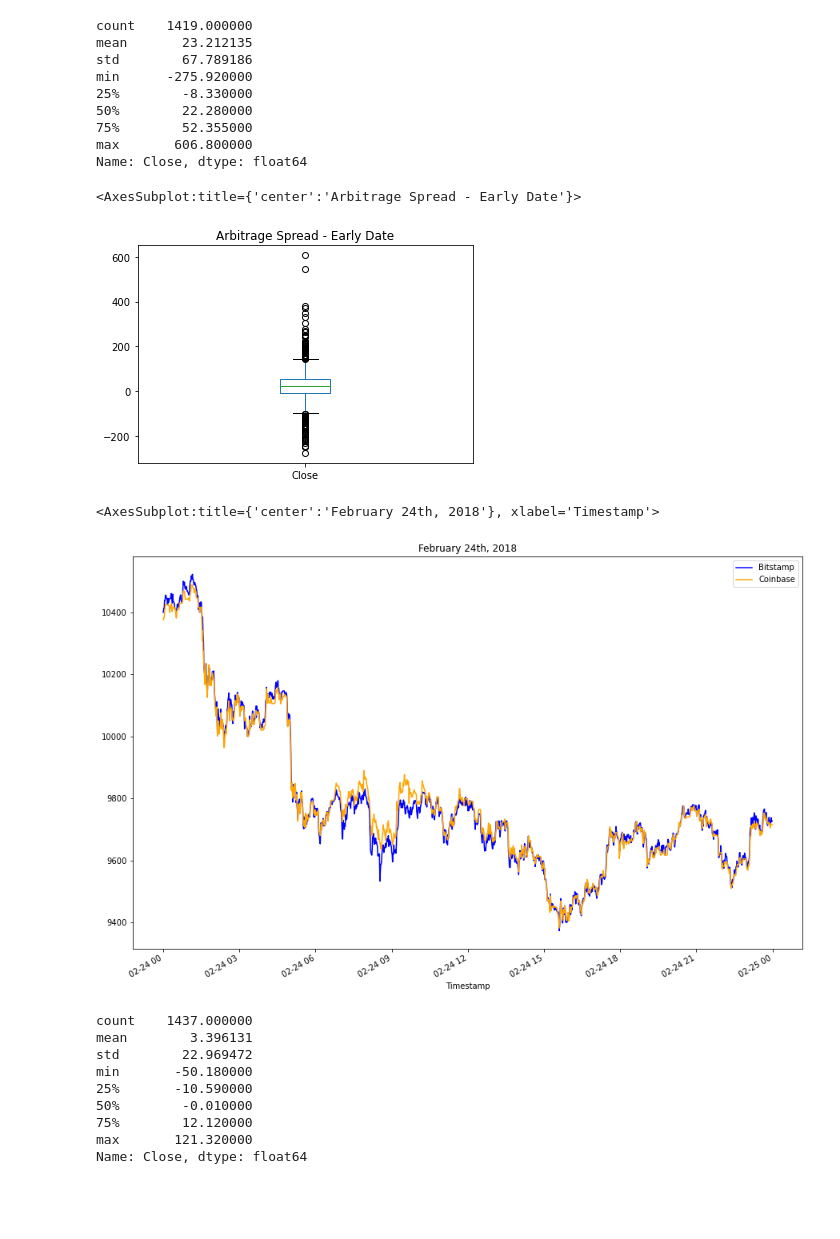
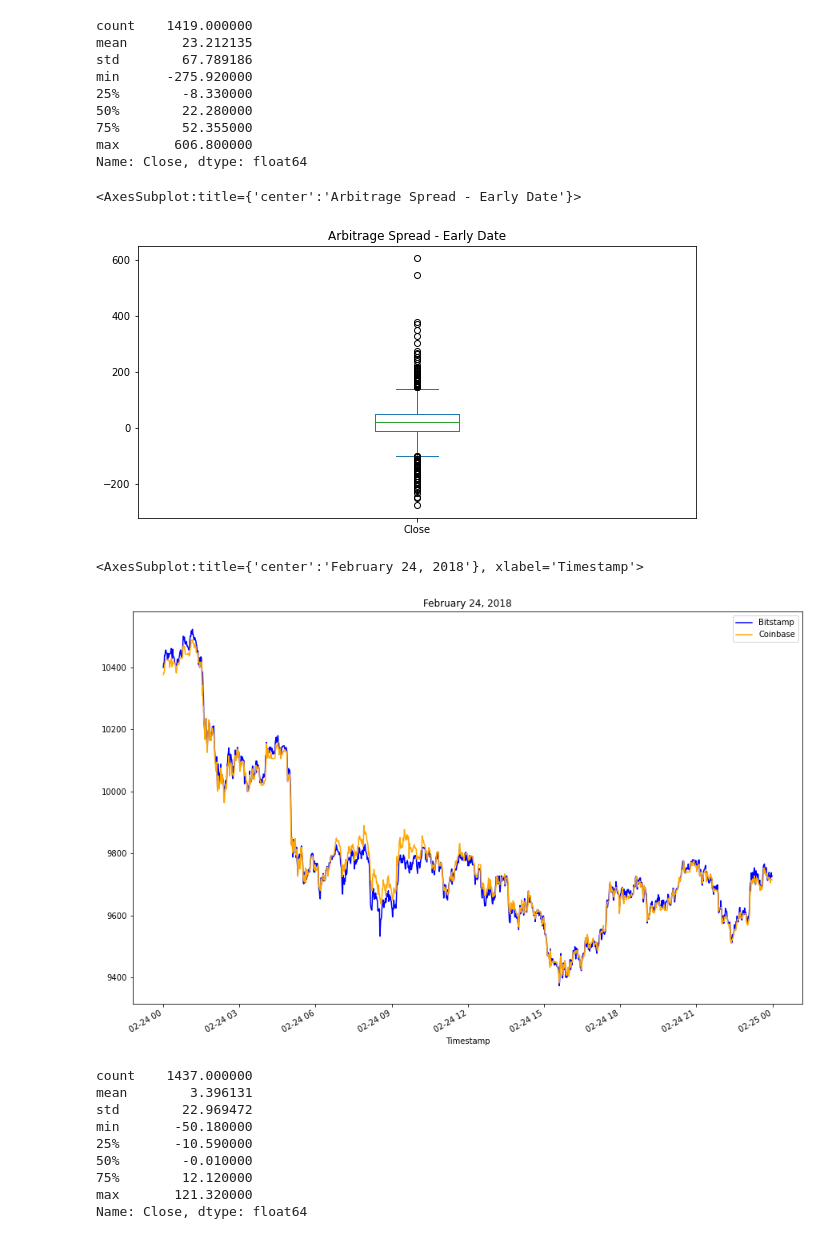
Before and after one commit to wilrosa/3-bitcoin-arbitrage-opportunities, a Jupyter notebook: crypto_arbitrage.ipynb, the cells around one changed output. Saved outputs shown, nothing was run; the diff lists cells and outputs as text; code cells hidden in the pictures; blank space fills up the shorter version.

Commit message:
analysis completed up to 'early date'

```diff
--- a/crypto_arbitrage.ipynb
+++ b/crypto_arbitrage.ipynb
@@ -316,10 +328,10 @@ Focus your analysis on specific dates by completing the following steps:
 # %%
 # Using the early date that you have selected, calculate the arbitrage spread
 # by subtracting the bitstamp lower closing prices from the coinbase higher closing prices
-arbitrage_spread_early = # YOUR CODE HERE
+arbitrage_spread_early = coinbase['Close'].loc['2018-01-16'] - bitstamp['Close'].loc['2018-01-16']
 
 # Generate summary statistics for the early DataFrame
-# YOUR CODE HERE
+arbitrage_spread_early.describe()
 # %% [output]
 count    1419.000000
 mean       23.212135
@@ -332,16 +344,19 @@ max       606.800000
 Name: Close, dtype: float64
 # %%
 # Visualize the arbitrage spread from early in the dataset in a box plot
-# YOUR CODE HERE
+arbitrage_spread_early.plot(kind="box", legend=True, figsize=(10, 5), title="Arbitrage Spread - Early Date")
 # %% [output]
 <AxesSubplot:title={'center':'Arbitrage Spread - Early Date'}>
-[figure, old version]
+[figure, new version]
 # %%
 # Create an overlay plot that visualizes the two dataframes over a period of one day from the middle of the dataset.
 # Be sure that the plots include the parameters `legend`, `figsize`, `title`, `color` and `label`
-# YOUR CODE HERE
+bitstamp['Close'].loc['2018-02-24'].plot(
+    legend=True, figsize=(15, 10), title="February 24, 2018", color="blue", label="Bitstamp")
+coinbase['Close'].loc['2018-02-24'].plot(
+    legend=True, figsize=(15, 10), color="orange", label="Coinbase")
 # %% [output]
-<AxesSubplot:title={'center':'February 24th, 2018'}, xlabel='Timestamp'>
+<AxesSubplot:title={'center':'February 24, 2018'}, xlabel='Timestamp'>
 [figure]
 # %%
 # Using the date in the middle that you have selected, calculate the arbitrage spread
```
Also changed, not shown: parts of 25 cells of this notebook.
